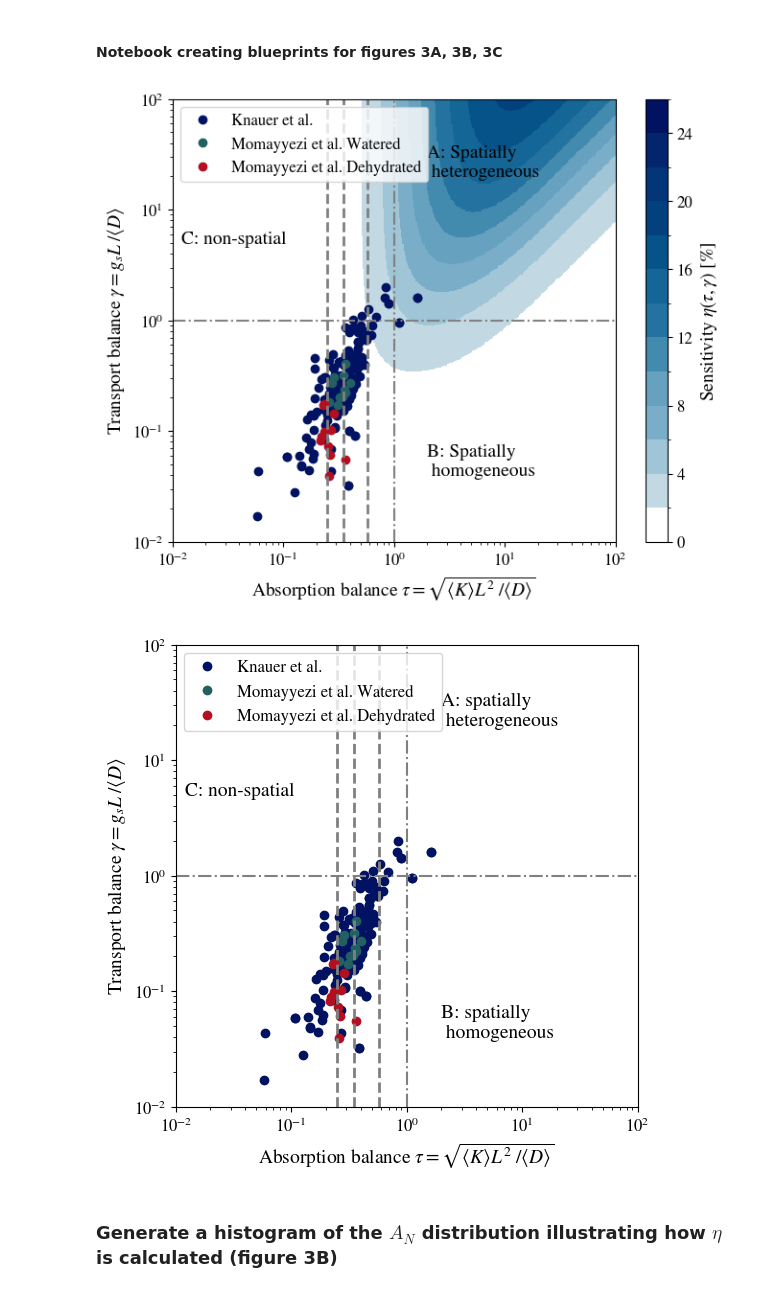
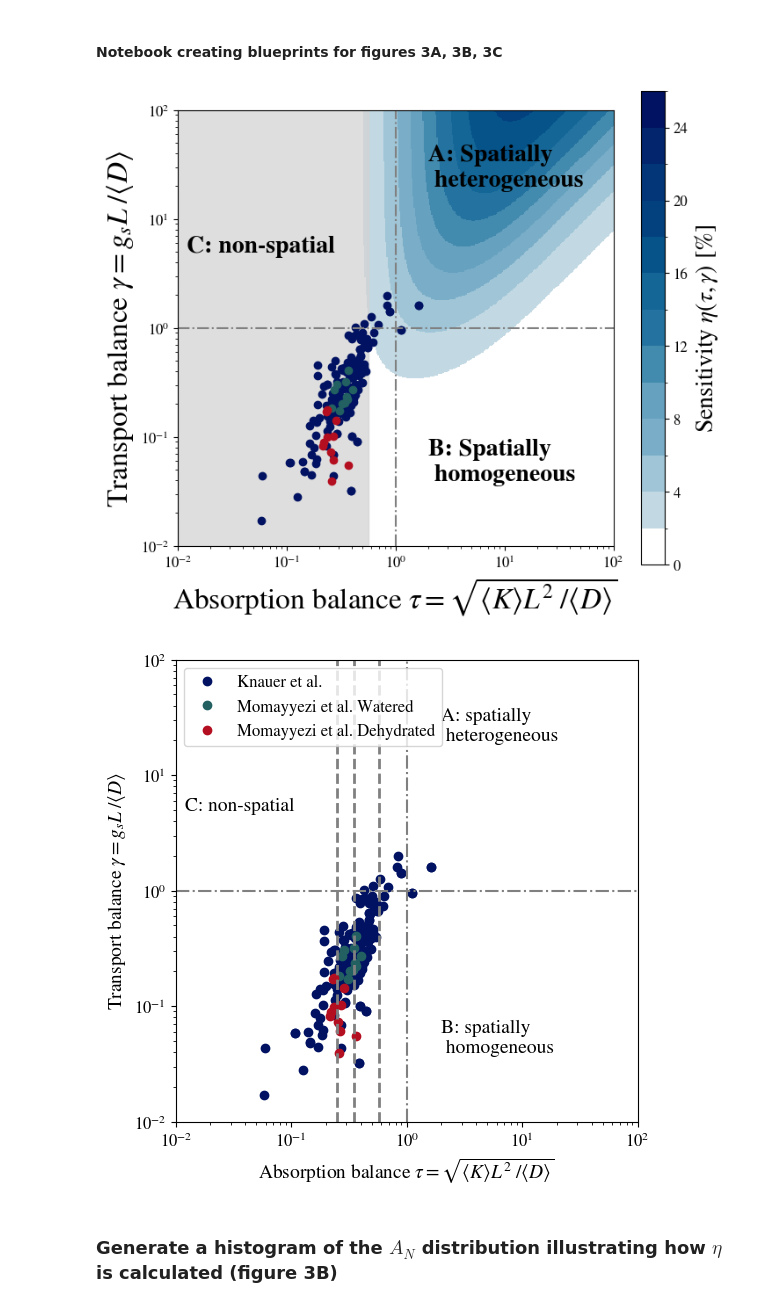
Before and after one commit to andreas-stillits/CarbonFixationModel1D, a Jupyter notebook: figures/scripts/figure3ABC.ipynb, the cells around one changed output. Drawn from its saved outputs; the diff is of its cells as text; code cells hidden in the pictures.

```diff
--- a/figures/scripts/figure3ABC.ipynb
+++ b/figures/scripts/figure3ABC.ipynb
@@ -23,10 +23,12 @@ bounds = (0, 26, 14) # color map boundaries, 0-26% sensitivity, 14 steps
 # Generate two plots: Full plot with heatmap and one without heatmap for ease of rendering in graphics tools like Adobe Illustrator or Inkscape
 
 # FULL PLOT
-fig = plt.figure(figsize=(8,6))
+fig = plt.figure(figsize=(8,7))
 cmap, norm = mconf.my_cmap(*bounds)
 im = plt.pcolor(taus, gammas, sensitivity, shading='nearest', cmap=cmap, norm=norm)
 cbar = plt.colorbar(im)
+
+plt.fill_betweenx([0.01, 100], 0.01, 0.570, color='lightgrey', alpha=0.75)
 
 # load dfKnauer and dfMomayyezi to plot the data points
 dfKnauer = pd.read_csv('../../data/saved_data/Knauer2022_hypostomatous.csv', sep=';', decimal=',')
@@ -39,57 +41,58 @@ point_colors = [mconf.hex2rgb('001261'), mconf.hex2rgb('226061'), mconf.hex2rgb(
 for df, color, label in zip([dfKnauer, dfMomayyeziW, dfMomayyeziDH], point_colors, ['Knauer et al.', 'Momayyezi et al. Watered', 'Momayyezi et al. Dehydrated']):
     plt.plot(df['tau'], df['gamma'], 'o', color=color, label=label)
 
-lines = [0.248, 0.352, 0.570] #1%, 2%, 5% relative error
-for line in lines:
-    plt.vlines(line, 0.01, 100, color='grey', linestyle='--', linewidth=2)
+# lines = [0.248, 0.352, 0.570] #1%, 2%, 5% relative error
+# for line in lines:
+#     plt.vlines(line, 0.01, 100, color='grey', linestyle='--', linewidth=2)
 #
-plt.text(0.012, 5, 'C: non-spatial', fontsize=14, color='black')
-plt.text(2, 0.04, 'B: Spatially \n homogeneous', fontsize=14, color='black')
-plt.text(2, 20, 'A: Spatially \n heterogeneous', fontsize=14, color='black')
+
+plt.text(0.012, 5, 'C: non-spatial', fontsize=20, color='black', fontweight='bold')
+plt.text(2, 0.04, 'B: Spatially \n homogeneous', fontsize=20, color='black', fontweight='bold')
+plt.text(2, 20, 'A: Spatially \n heterogeneous', fontsize=20, color='black', fontweight='bold')
 #
-cbar.set_label(r'Sensitivity $\eta(\tau, \gamma)$ [%]')
-plt.xlabel(r'Absorption balance $\tau = \sqrt{\langle K \rangle L^2 \; / \langle D\rangle}$')
-plt.ylabel(r'Transport balance $\gamma = g_s L \; / \langle D \rangle$')
+cbar.set_label(r'Sensitivity $\eta(\tau, \gamma)$ [%]', fontsize=20)
+plt.xlabel(r'Absorption balance $\tau = \sqrt{\langle K \rangle L^2 \; / \langle D\rangle}$', fontsize=24)
+plt.ylabel(r'Transport balance $\gamma = g_s L \; / \langle D \rangle$', fontsize=24)
 plt.hlines(1, 0.01, 100, color='grey', linestyle='-.')
 plt.vlines(1, 0.01, 100, color='grey', linestyle='-.')
 plt.xscale('log')
 plt.yscale('log')
 plt.xlim(0.01, 100)
 plt.ylim(0.01, 100)
-plt.legend(loc='upper left', fontsize=12)
+# plt.legend(loc='upper left', fontsize=12)
 plt.gca().set_aspect('equal')
-# plt.savefig(f'../vectorgraphics/figure3C.svg')
+plt.savefig('../poster/figure3C.svg')
 plt.show()
 
 # PLOT WITHOUT HEATMAP (ease of rendering in graphics tools like Adobe Illustrator or Inkscape)
 
 fig = plt.figure(figsize=(8,6))
 # plot data points
 for df, color, label in zip([dfKnauer, dfMomayyeziW, dfMomayyeziDH], point_colors, ['Knauer et al.', 'Momayyezi et al. Watered', 'Momayyezi et al. Dehydrated']):
     plt.plot(df['tau'], df['gamma'], 'o', color=color, label=label)
 
 lines = [0.248, 0.352, 0.570] #1%, 2%, 5% relative error
 for line in lines:
     plt.vlines(line, 0.01, 100, color='grey', linestyle='--', linewidth=2)
 #
 plt.text(0.012, 5, 'C: non-spatial', fontsize=14, color='black')
 plt.text(2, 0.04, 'B: spatially \n homogeneous', fontsize=14, color='black')
 plt.text(2, 20, 'A: spatially \n heterogeneous', fontsize=14, color='black')
 #
 plt.xlabel(r'Absorption balance $\tau = \sqrt{\langle K \rangle L^2 \; / \langle D\rangle}$')
 plt.ylabel(r'Transport balance $\gamma = g_s L \; / \langle D \rangle$')
 plt.hlines(1, 0.01, 100, color='grey', linestyle='-.')
 plt.vlines(1, 0.01, 100, color='grey', linestyle='-.')
 plt.xscale('log')
 plt.yscale('log')
 plt.xlim(0.01, 100)
 plt.ylim(0.01, 100)
 plt.legend(loc='upper left', fontsize=12)
 plt.gca().set_aspect('equal')
 # plt.savefig(f'../vectorgraphics/figure3C_empty.svg')
 plt.show()
 # %% [output]
-[figure, old version]
+[figure, new version]
 [figure]
 # %% [markdown]
 ### Generate a histogram of the $A_N$ distribution illustrating how $\eta$ is calculated (figure 3B)
```
Also changed, not shown: 3 other files.
